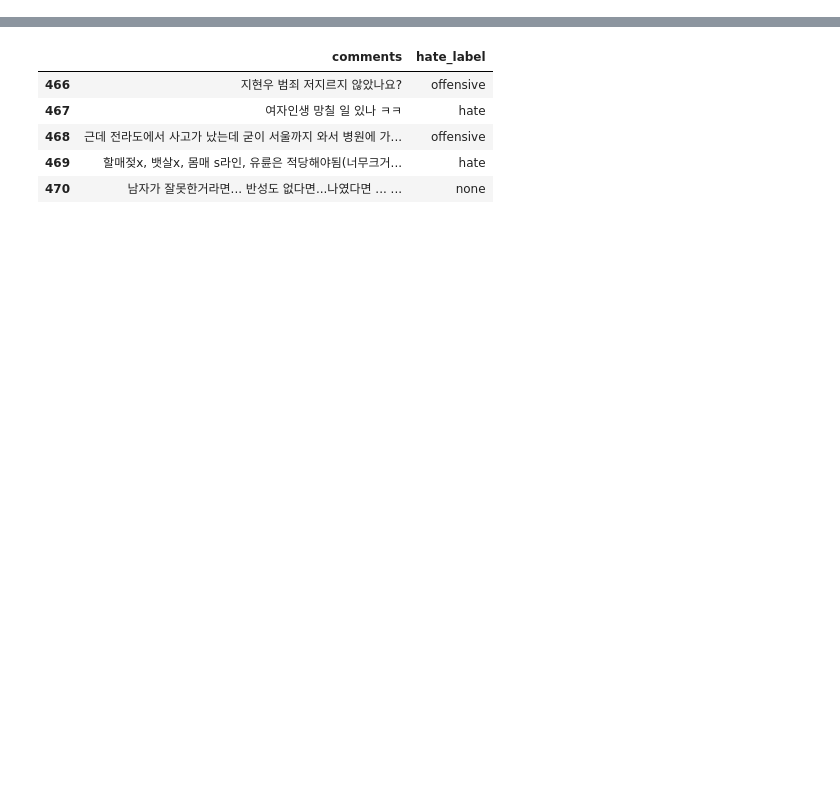
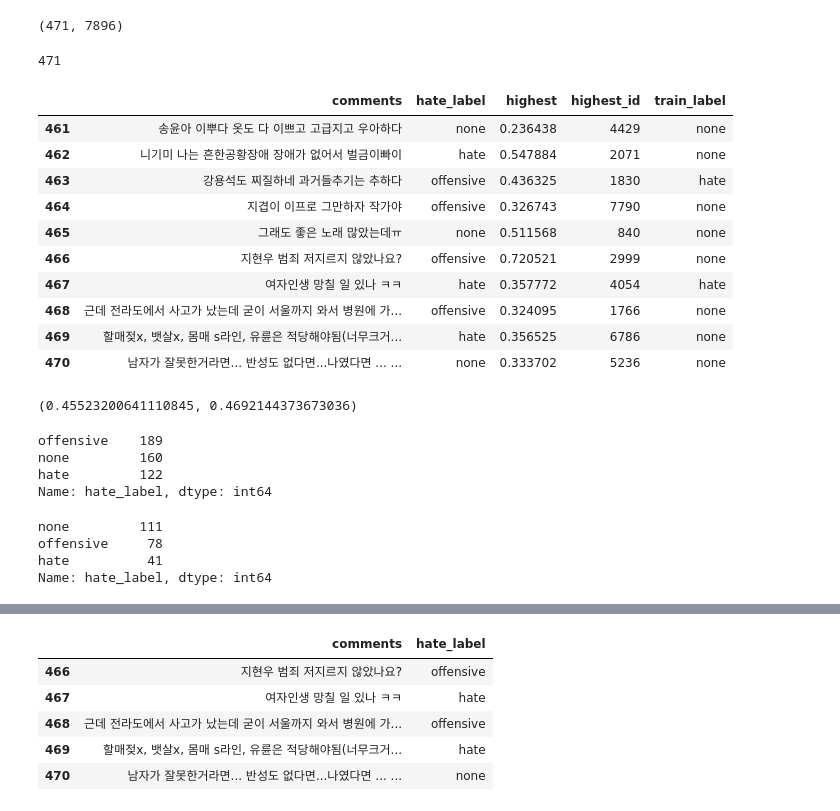
Before and after one commit to hayoon/nlp_hate_speech, a Jupyter notebook: code/yeji/07_similarity.ipynb, the cells around one changed output, grey strips where cells are left out. Cells and saved outputs as stored; diff of their text form; code cells hidden in the pictures; blank space fills up the shorter version.

```diff
--- a/code/yeji/07_similarity.ipynb
+++ b/code/yeji/07_similarity.ipynb
@@ -45,0 +86,48 @@ hate_avg = np.mean(tfidf_hate)
+# %%
+from sklearn.metrics.pairwise import cosine_similarity
+
+cos_sim = cosine_similarity(tfidf_dev, tfidf_train)
+len(cos_sim), len(cos_sim[0])
+# %% [output]
+(471, 7896)
+# %%
+highest = []
+item_idx = []
+for each in cos_sim:
+    highest.append(max(each))
+    item_idx.append(np.where(each==max(each)))
+# %%
+len(item_idx)
+# %% [output]
+471
+# %%
+item = []
+for each in item_idx:
+    item.append((each[0][0]))
+# %%
+train_label = []
+for each in item:
+    train_label.append(train['hate_label'][each])
+# %%
+dev['highest'] = highest
+dev['highest_id'] = item
+dev['train_label'] = train_label
+dev.tail(10)
+# %% [output]
+|  | comments | hate_label | highest | highest_id | train_label |
+| 461 | 송윤아 이뿌다 옷도 다 이쁘고 고급지고 우아하다 | none | 0.236438 | 4429 | none |
+| 462 | 니기미 나는 흔한공황장애 장애가 없어서 벌금이빠이 | hate | 0.547884 | 2071 | none |
+| 463 | 강용석도 찌질하네 과거들추기는 추하다 | offensive | 0.436325 | 1830 | hate |
+| 464 | 지겹이 이프로 그만하자 작가야 | offensive | 0.326743 | 7790 | none |
+| 465 | 그래도 좋은 노래 많았는데ㅠ | none | 0.511568 | 840 | none |
+| 466 | 지현우 범죄 저지르지 않았나요? | offensive | 0.720521 | 2999 | none |
+| 467 | 여자인생 망칠 일 있나 ㅋㅋ | hate | 0.357772 | 4054 | hate |
+| 468 | 근데 전라도에서 사고가 났는데 굳이 서울까지 와서 병원에 가... | offensive | 0.324095 | 1766 | none |
+| 469 | 할매젖x, 뱃살x, 몸매 s라인, 유륜은 적당해야됨(너무크거... | hate | 0.356525 | 6786 | none |
+| 470 | 남자가 잘못한거라면... 반성도 없다면...나였다면 ... ... | none | 0.333702 | 5236 | none |
+# %%
+from sklearn.metrics import accuracy_score, f1_score
+
+f1_score(dev['hate_label'], dev['train_label'], average='macro'), accuracy_score(dev['hate_label'], dev['train_label'])
+# %% [output]
+(0.45523200641110845, 0.4692144373673036)
@@ -45,0 +136,14 @@ hate_avg = np.mean(tfidf_hate)
+# %%
+dev['hate_label'].value_counts()
+# %% [output]
+offensive    189
+none         160
+hate         122
+Name: hate_label, dtype: int64
+# %%
+correct['hate_label'].value_counts()
+# %% [output]
+none         111
+offensive     78
+hate          41
+Name: hate_label, dtype: int64
```
Also changed, not shown: parts of 64 cells of this notebook, 4 other files.
